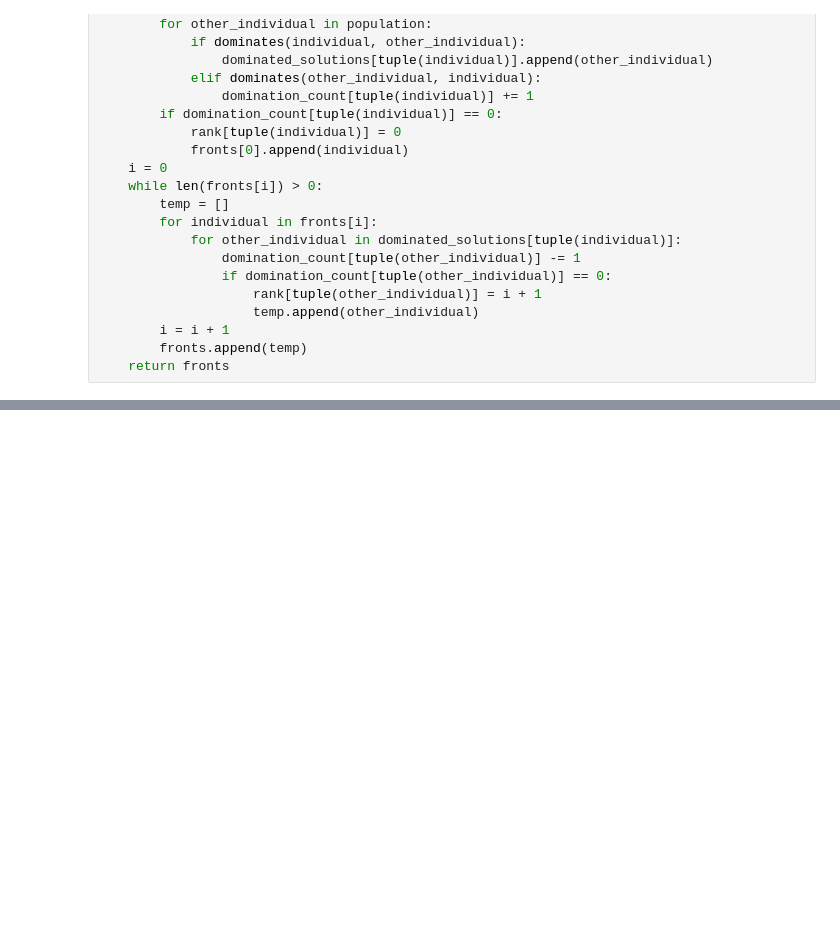
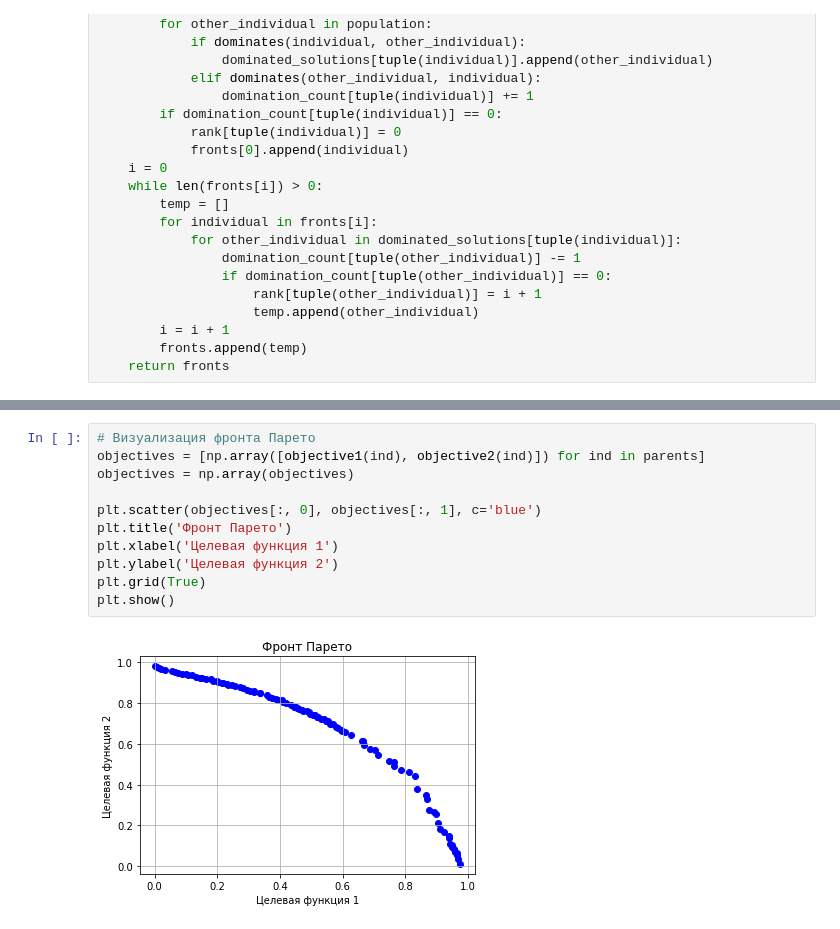
Before and after one commit to Arbuz-Nick/hse_mmdm, a Jupyter notebook: task2.ipynb, the cells around one changed output, grey strips where cells are left out. Saved outputs shown, nothing was run; the diff lists cells and outputs as text; blank space fills up the shorter version.

```diff
--- a/task2.ipynb
+++ b/task2.ipynb
@@ -180,0 +181,13 @@ print(parents)
+# %%
+# Визуализация фронта Парето
+objectives = [np.array([objective1(ind), objective2(ind)]) for ind in parents]
+objectives = np.array(objectives)
+
+plt.scatter(objectives[:, 0], objectives[:, 1], c='blue')
+plt.title('Фронт Парето')
+plt.xlabel('Целевая функция 1')
+plt.ylabel('Целевая функция 2')
+plt.grid(True)
+plt.show()
+# %% [output]
+[figure, added]
```
Also changed, not shown: parts of 2 cells of this notebook, 1 other file.
